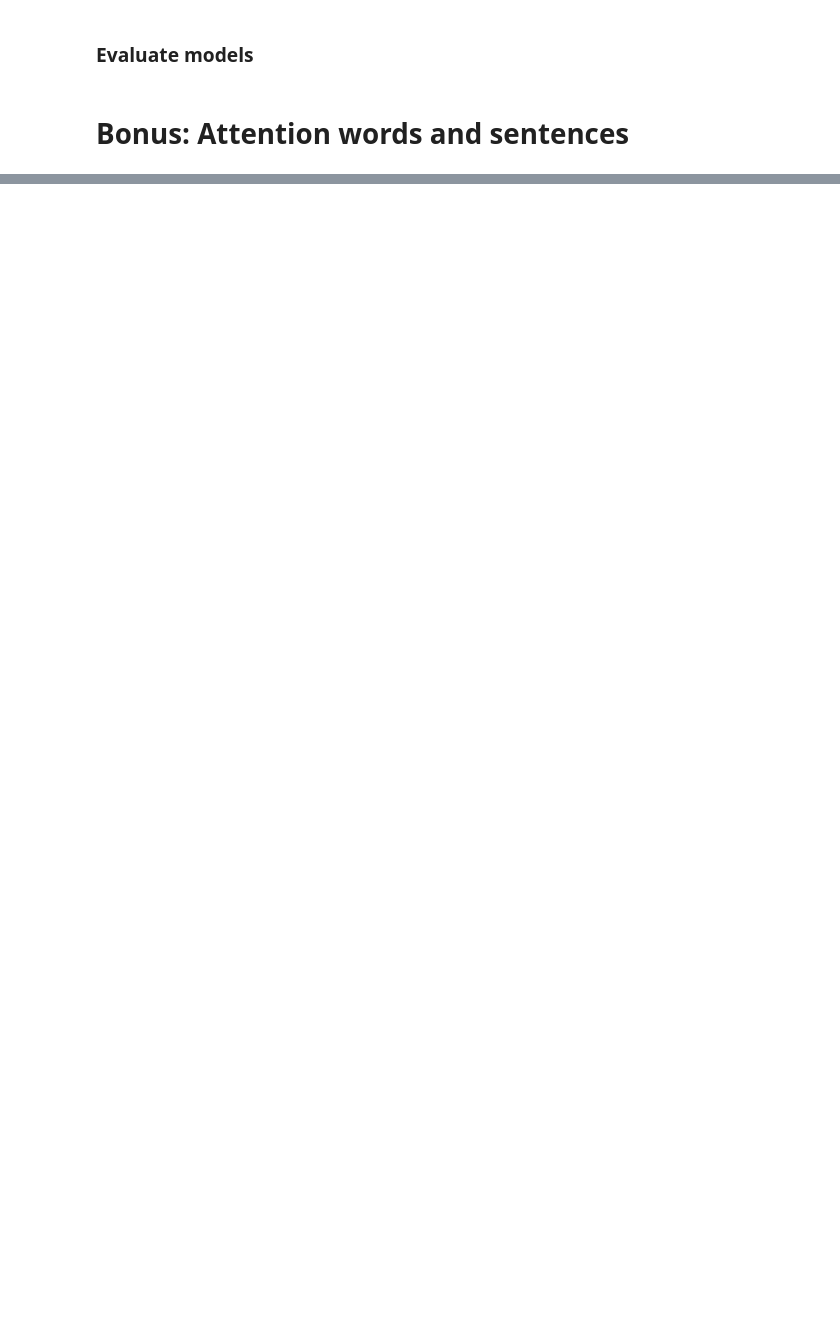
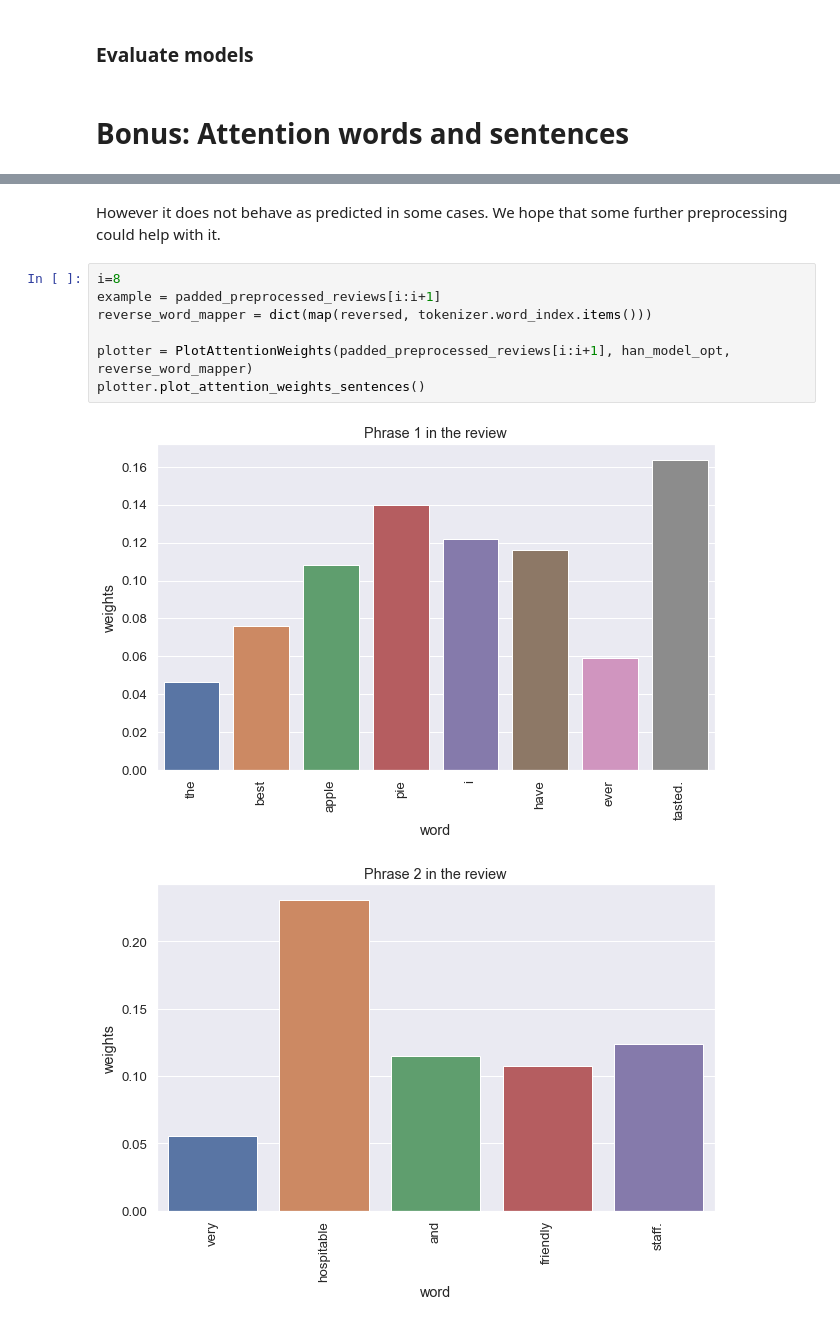
Before and after one commit to henrique-britoleao/trip_advisor_scrap, a Jupyter notebook: Deliverable_4/Deliverable_4.ipynb, the cells around one changed output, grey strips where cells are left out. Cells and saved outputs as stored; diff of their text form; blank space fills up the shorter version.

```diff
--- a/Deliverable_4/Deliverable_4.ipynb
+++ b/Deliverable_4/Deliverable_4.ipynb
@@ -280,0 +427,12 @@ plotter.plot_attention_weights_sentences()
+# %% [markdown]
+However it does not behave as predicted in some cases. We hope that some further preprocessing could help with it.
+# %%
+i=8
+example = padded_preprocessed_reviews[i:i+1]
+reverse_word_mapper = dict(map(reversed, tokenizer.word_index.items()))
+
+plotter = PlotAttentionWeights(padded_preprocessed_reviews[i:i+1], han_model_opt, reverse_word_mapper)
+plotter.plot_attention_weights_sentences()
+# %% [output]
+[figure, added]
+[figure, added]
```
Also changed, not shown: parts of 15 cells of this notebook, 1 other file.
